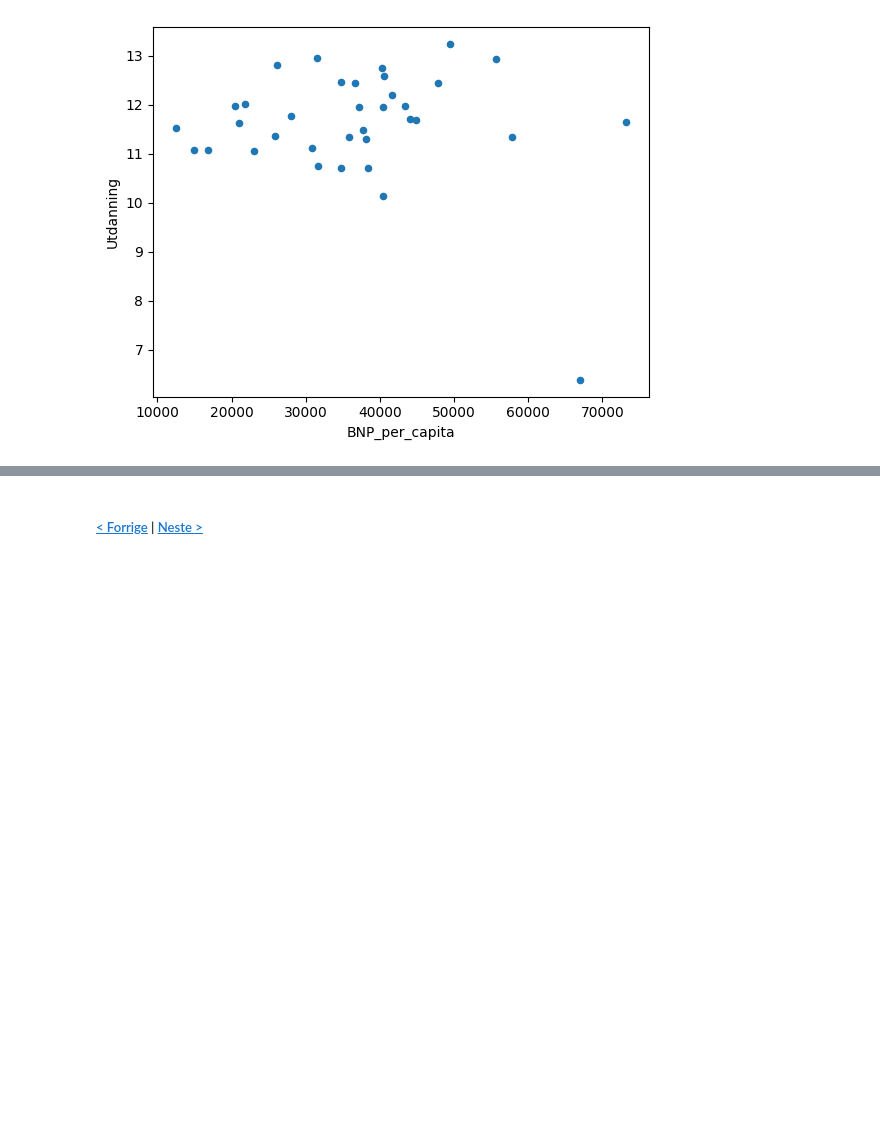
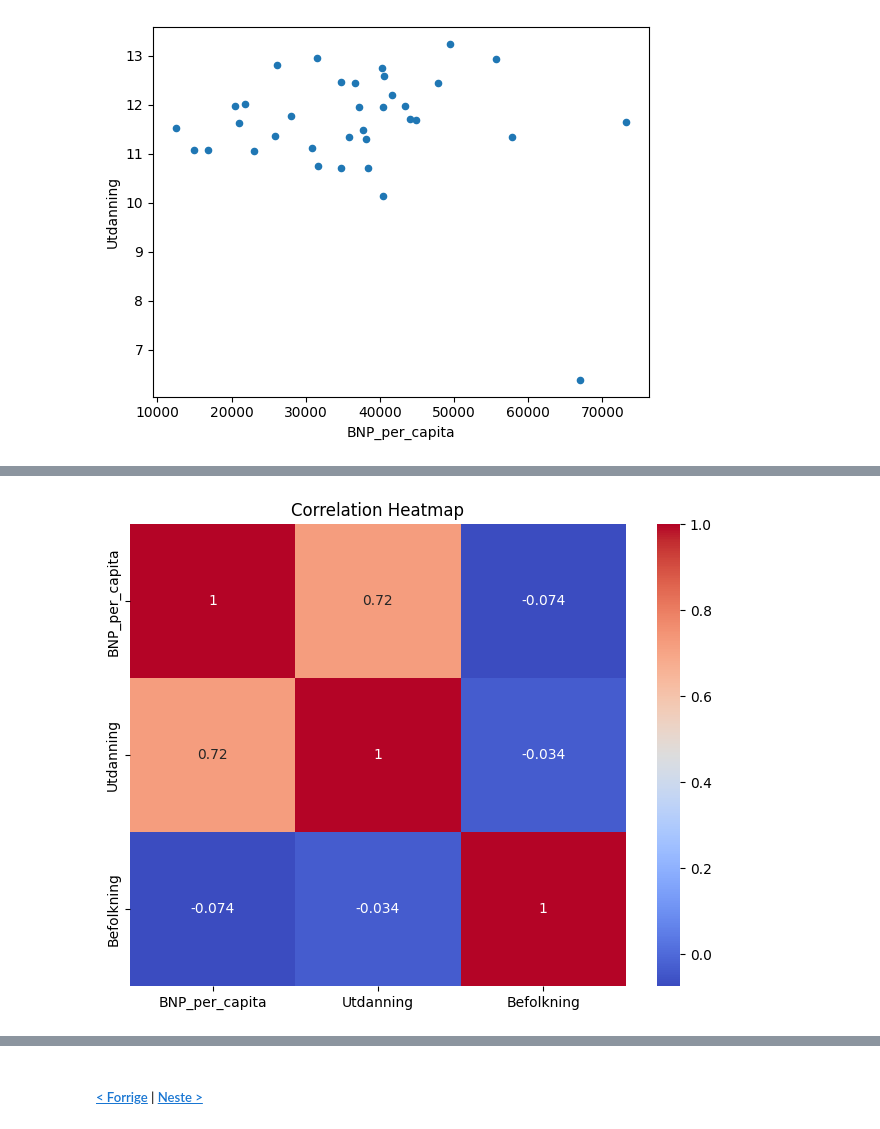
Before and after one commit to uit-sok-1003-h24/notebooks, a Jupyter notebook: 6 - Pandas, filtrering, logikk og betingelser.ipynb, the cells around one changed output, grey strips where cells are left out. Cells and saved outputs as stored; diff of their text form; code cells hidden in the pictures; blank space fills up the shorter version.

```diff
--- a/6 - Pandas, filtrering, logikk og betingelser.ipynb
+++ b/6 - Pandas, filtrering, logikk og betingelser.ipynb
@@ -267,3 +513,0 @@ Vi kan nå kjøre denne spørringen mot Titlon:
-# %%
-df=pd.read_sql_query(sql, con)
-df
@@ -280,3 +513,0 @@ Om vi ønsker å sammenligne utviklingen kan det være en fordel å få prisene
-# %%
-df=df.pivot(index='date', columns='Name', values='AdjustedPrice')
-df
@@ -295,3 +513,0 @@ Equinor ble imidlertid ikke børsnotert før i 2001. I alle observasjoner før b
-# %%
-df=df.dropna()
-df
@@ -305,3 +513,0 @@ For å kunne sammenligne selskapenes utvikling bedre, bør de starte på samme t
-# %%
-df=100*df.div(df.iloc[0])
-df
@@ -532,0 +519,14 @@ ax.figure
+# %%
+import numpy as np
+import seaborn as sns
+
+# Filtrere ut kun numeriske kolonner
+df_numeric = df.select_dtypes(include=[np.number])
+
+# Plot correlation heatmap
+plt.figure(figsize=(8, 6))
+sns.heatmap(df_numeric.corr(), annot=True, cmap='coolwarm')
+plt.title('Correlation Heatmap')
+plt.show()
+# %% [output]
+[figure, added]
```
Also changed, not shown: parts of 140 cells of this notebook, 1 other file.
